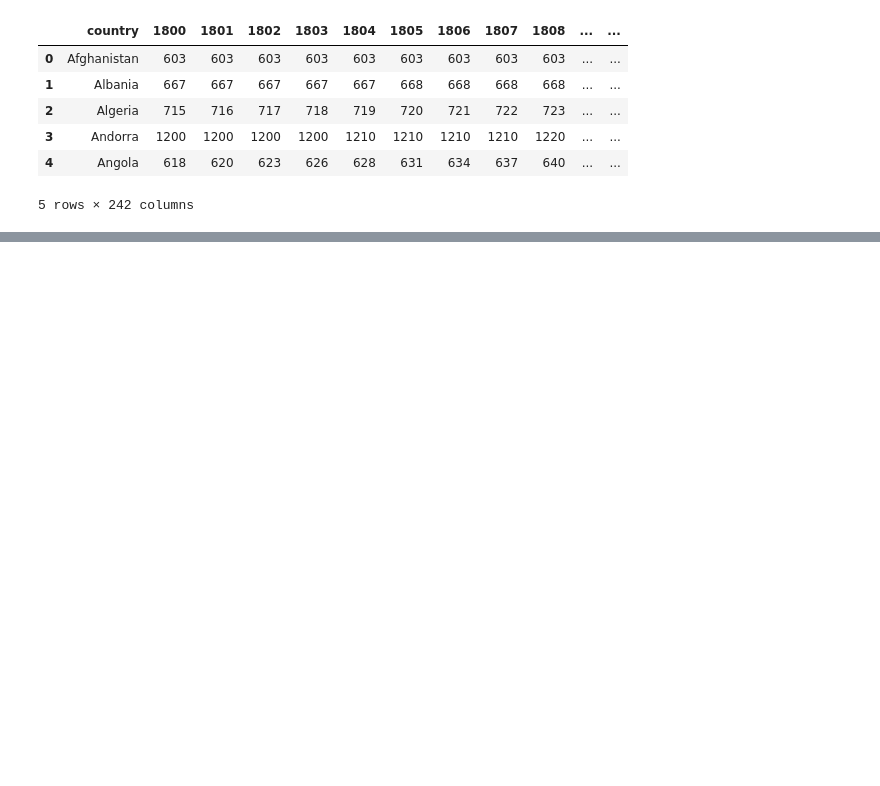
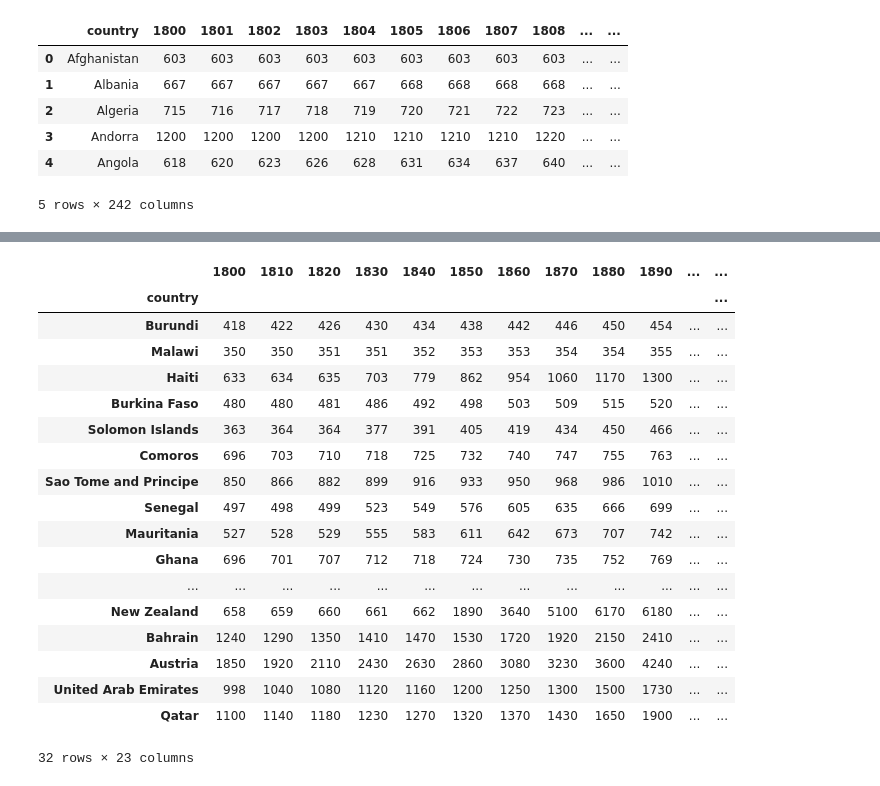
Before and after one commit to Yoshi3003/mads, a Jupyter notebook: siads521/assignment3/tiachunpun.ipynb, the cells around one changed output, grey strips where cells are left out. Cells and saved outputs as stored; diff of their text form; code cells hidden in the pictures; blank space fills up the shorter version.

```diff
--- a/siads521/assignment3/tiachunpun.ipynb
+++ b/siads521/assignment3/tiachunpun.ipynb
@@ -82,8 +84,11 @@ Here is what we need:
 # %%
 import pandas as pd
+import numpy as np
+import matplotlib.pyplot as plt
 
-csv_income = pd.read_csv('income_per_person_gdppercapita_ppp_inflation_adjusted.csv')
-csv_income.head()
+income_df = pd.read_csv('income_per_person_gdppercapita_ppp_inflation_adjusted.csv')
+income_df.dropna(inplace=True)
+income_df.head()
 # %% [output]
 |  | country | 1800 | 1801 | 1802 | 1803 | 1804 | 1805 | 1806 | 1807 | 1808 | ... | ... |
 | 0 | Afghanistan | 603 | 603 | 603 | 603 | 603 | 603 | 603 | 603 | 603 | ... | ... |
@@ -94,0 +102,4 @@ csv_income.head()
+# %%
+life_df = pd.read_csv('life_expectancy_years.csv')
+life_df.dropna(inplace=True)
+life_df.head()
@@ -94,0 +118,52 @@ csv_income.head()
+# %%
+# set the country column as index
+income_df.set_index('country', inplace=True)
+life_df.set_index('country', inplace=True)
+
+# remove certain columns that are not in our interested decade years
+income_df.columns = income_df.columns.astype(int)
+life_df.columns = life_df.columns.astype(int)
+cols = [col for col in income_df.columns if (col % 10 == 0) and (col < 2021)]
+income_df = income_df[cols]
+life_df = life_df[cols]
+# %%
+def filter_countries_by_range(min, max, skip):
+    df = income_df[income_df[2020].between(*income_df[2020].quantile([min, max]).tolist())]
+    df = df.sort_values(by=2020, ascending=True)
+    df = df.iloc[::skip]
+    return df
+
+
+# select the countries that are in different ranges
+df = pd.concat([filter_countries_by_range(0, 0.25, 6),
+                filter_countries_by_range(0.25, 0.50, 6),
+                filter_countries_by_range(0.50, 0.75, 6),
+                filter_countries_by_range(0.75, 1.0, 6)])
+df.drop_duplicates(inplace=True)
+# %%
+# find the rows not in both df and drop it
+income_countries = df.index.to_list()
+life_countries = life_df[life_df.index.isin(income_countries)].index.to_list()
+diff = np.setdiff1d(income_countries, life_countries)
+df.drop(diff, inplace=True)
+df
+# %% [output]
+|  | 1800 | 1810 | 1820 | 1830 | 1840 | 1850 | 1860 | 1870 | 1880 | 1890 | ... | ... |
+| country |  |  |  |  |  |  |  |  |  |  |  | ... |
+| Burundi | 418 | 422 | 426 | 430 | 434 | 438 | 442 | 446 | 450 | 454 | ... | ... |
+| Malawi | 350 | 350 | 351 | 351 | 352 | 353 | 353 | 354 | 354 | 355 | ... | ... |
+| Haiti | 633 | 634 | 635 | 703 | 779 | 862 | 954 | 1060 | 1170 | 1300 | ... | ... |
+| Burkina Faso | 480 | 480 | 481 | 486 | 492 | 498 | 503 | 509 | 515 | 520 | ... | ... |
+| Solomon Islands | 363 | 364 | 364 | 377 | 391 | 405 | 419 | 434 | 450 | 466 | ... | ... |
+| Comoros | 696 | 703 | 710 | 718 | 725 | 732 | 740 | 747 | 755 | 763 | ... | ... |
+| Sao Tome and Principe | 850 | 866 | 882 | 899 | 916 | 933 | 950 | 968 | 986 | 1010 | ... | ... |
+| Senegal | 497 | 498 | 499 | 523 | 549 | 576 | 605 | 635 | 666 | 699 | ... | ... |
+| Mauritania | 527 | 528 | 529 | 555 | 583 | 611 | 642 | 673 | 707 | 742 | ... | ... |
+| Ghana | 696 | 701 | 707 | 712 | 718 | 724 | 730 | 735 | 752 | 769 | ... | ... |
+| ... | ... | ... | ... | ... | ... | ... | ... | ... | ... | ... | ... | ... |
+| New Zealand | 658 | 659 | 660 | 661 | 662 | 1890 | 3640 | 5100 | 6170 | 6180 | ... | ... |
+| Bahrain | 1240 | 1290 | 1350 | 1410 | 1470 | 1530 | 1720 | 1920 | 2150 | 2410 | ... | ... |
+| Austria | 1850 | 1920 | 2110 | 2430 | 2630 | 2860 | 3080 | 3230 | 3600 | 4240 | ... | ... |
+| United Arab Emirates | 998 | 1040 | 1080 | 1120 | 1160 | 1200 | 1250 | 1300 | 1500 | 1730 | ... | ... |
+| Qatar | 1100 | 1140 | 1180 | 1230 | 1270 | 1320 | 1370 | 1430 | 1650 | 1900 | ... | ... |
+32 rows × 23 columns
```
Also changed, not shown: parts of 15 cells of this notebook, 4 other files.
